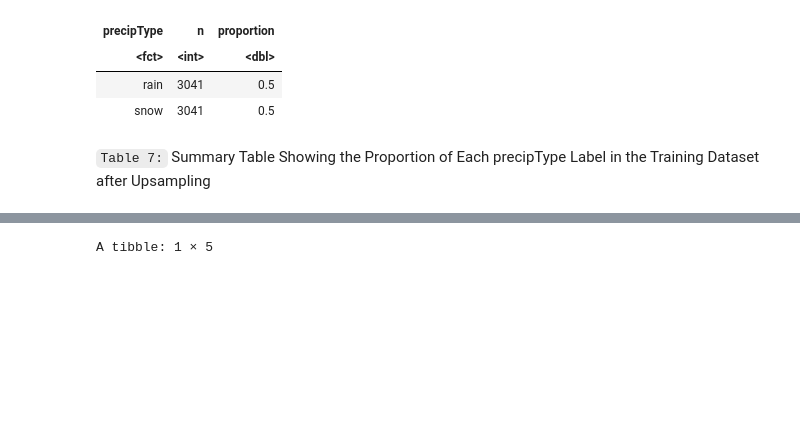
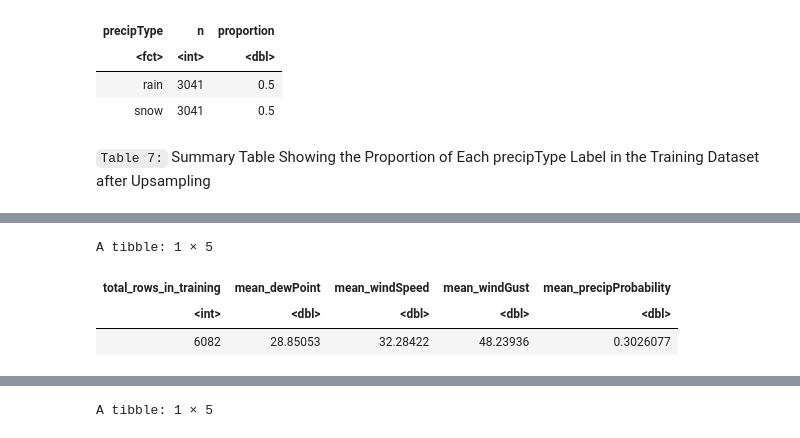
Before and after one commit to codingonapotato/dsci100_group_project_S2022, a Jupyter notebook: Final Project Report.ipynb, the cells around one changed output, grey strips where cells are left out. Saved outputs shown, nothing was run; the diff lists cells and outputs as text; code cells hidden in the pictures; blank space fills up the shorter version.

```diff
--- a/Final Project Report.ipynb
+++ b/Final Project Report.ipynb
@@ -218,0 +223,21 @@ A tibble: 2 × 3
+# %%
+weather_train_means <- weather_train_upsampled %>%
+                            select(-precipType) %>%
+                            map_df(mean) %>%
+                            rename(mean_dewPoint = dewPoint,
+                                  mean_precipProbability = precipProbability,
+                                  mean_windGust = temperatureHigh,
+                                  mean_windSpeed = temperatureLow) #computed means for across all columns
+
+weather_train_total <- tibble(total_rows_in_training = nrow(weather_train_upsampled)) #total number of rows for training data
+
+weather_train_aggregate <- weather_train_total %>%
+                                bind_cols(weather_train_means) #aggregated summary tables for the training data
+weather_train_aggregate
+
+# possibly use the means as a MEANS (haha) to justify scaling the data? (i mean other than the fact that its standard practice for k-nn)
+# %% [output]
+A tibble: 1 × 5
+| total_rows_in_training | mean_dewPoint | mean_windSpeed | mean_windGust | mean_precipProbability |
+| <int> | <dbl> | <dbl> | <dbl> | <dbl> |
+| 6082 | 28.85053 | 32.28422 | 48.23936 | 0.3026077 |
```
Also changed, not shown: parts of 13 cells of this notebook.
